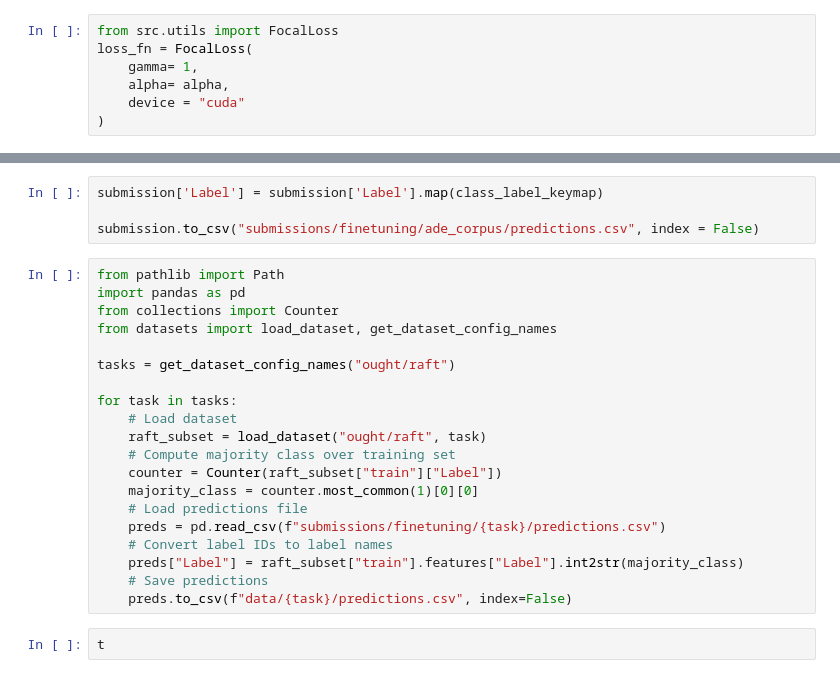
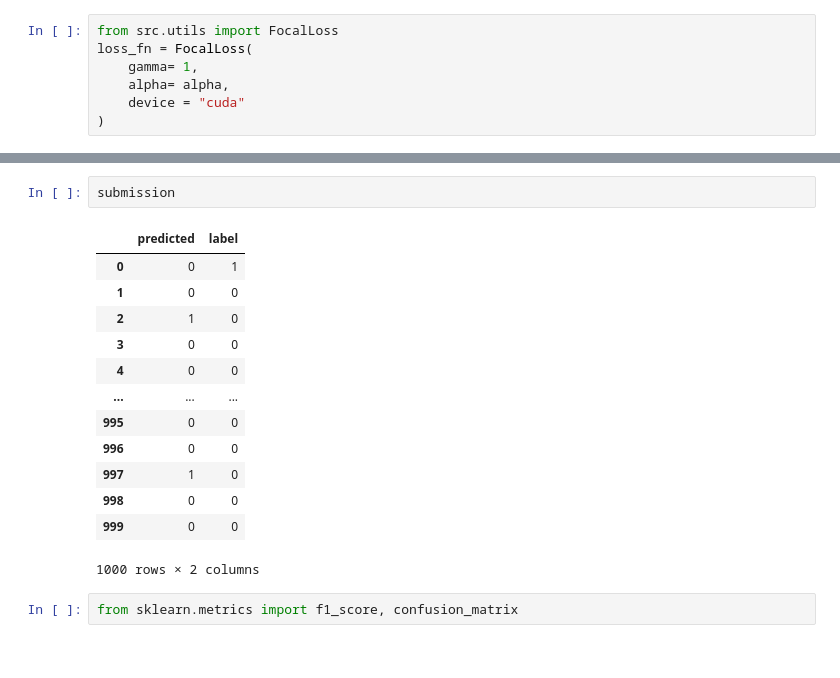
Before and after one commit to peulsilva/few-shot-learning-transformers, a Jupyter notebook: notebooks/raft/finetuning/01-ade_corpus.ipynb, the cells around one changed output, grey strips where cells are left out. Drawn from its saved outputs; the diff is of its cells as text.

```diff
--- a/notebooks/raft/finetuning/01-ade_corpus.ipynb
+++ b/notebooks/raft/finetuning/01-ade_corpus.ipynb
@@ -319,26 +340,18 @@ submission['Label'].plot.hist()
-# %%
-submission['Label'] = submission['Label'].map(class_label_keymap)
-
-submission.to_csv("submissions/finetuning/ade_corpus/predictions.csv", index = False)
-# %%
-from pathlib import Path
-import pandas as pd
-from collections import Counter
-from datasets import load_dataset, get_dataset_config_names
-
-tasks = get_dataset_config_names("ought/raft")
-
-for task in tasks:
-    # Load dataset
-    raft_subset = load_dataset("ought/raft", task)
-    # Compute majority class over training set
-    counter = Counter(raft_subset["train"]["Label"])
-    majority_class = counter.most_common(1)[0][0]
-    # Load predictions file
-    preds = pd.read_csv(f"submissions/finetuning/{task}/predictions.csv")
-    # Convert label IDs to label names
-    preds["Label"] = raft_subset["train"].features["Label"].int2str(majority_class)
-    # Save predictions
-    preds.to_csv(f"data/{task}/predictions.csv", index=False)
-# %%
-t
+# %%
+submission
+# %% [output]
+|  | predicted | label |
+| 0 | 0 | 1 |
+| 1 | 0 | 0 |
+| 2 | 1 | 0 |
+| 3 | 0 | 0 |
+| 4 | 0 | 0 |
+| ... | ... | ... |
+| 995 | 0 | 0 |
+| 996 | 0 | 0 |
+| 997 | 1 | 0 |
+| 998 | 0 | 0 |
+| 999 | 0 | 0 |
+1000 rows × 2 columns
+# %%
+from sklearn.metrics import f1_score, confusion_matrix
```
Also changed, not shown: parts of 35 cells of this notebook.
